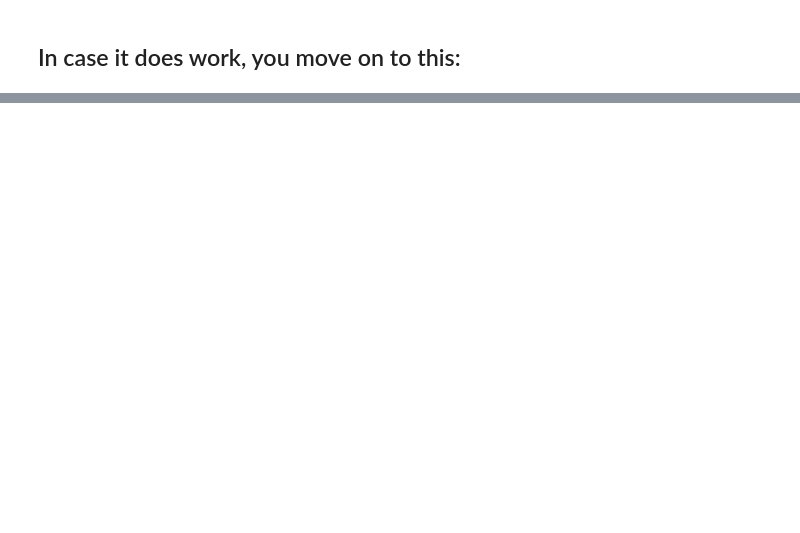
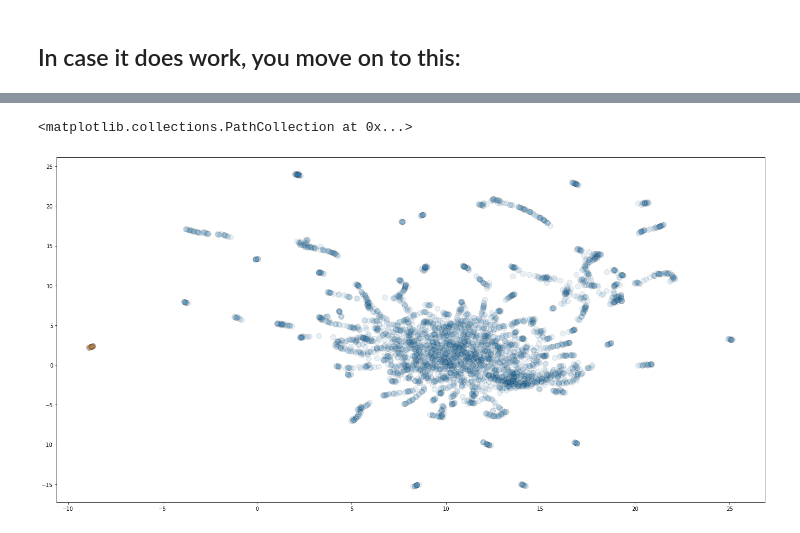
Before and after one commit to ajinich/mtb_tn_db, a Jupyter notebook: ml-standardised_data/GLS.ipynb, the cells around one changed output, grey strips where cells are left out. Drawn from its saved outputs; the diff is of its cells as text; code cells hidden in the pictures; blank space fills up the shorter version.

```diff
--- a/ml-standardised_data/GLS.ipynb
+++ b/ml-standardised_data/GLS.ipynb
@@ -129,0 +286,4 @@ array([0., 0., 0., ..., 0., 0., 0.])
+# %%
+vizdf = pd.DataFrame(data=heat_umap, columns=['hUMAP_x', 'hUMAP_y'])
+vizdf['gene_names'] = gene_names
+vizdf.to_csv(vizdf_filename, sep="\t", index=False)
@@ -129,0 +316,2 @@ array([0., 0., 0., ..., 0., 0., 0.])
+# %%
+data = vizdf[['hUMAP_x', 'hUMAP_y']].values
@@ -129,0 +348,9 @@ array([0., 0., 0., ..., 0., 0., 0.])
+# %%
+seed = 43
+np.random.seed(seed)
+
+num_clus = 60
+clustering = KMeans(n_clusters = num_clus, random_state= seed).fit(data)
+cluster_labels = clustering.labels_
+# %%
+vizdf['cluster_labels'] = cluster_labels
@@ -129,0 +362,9 @@ array([0., 0., 0., ..., 0., 0., 0.])
+# %%
+clus = 13
+plt.figure(figsize=(24,12))
+plt.scatter(vizdf.hUMAP_x, vizdf.hUMAP_y, s=100, edgecolors='k', alpha=0.1)
+df_clus = vizdf[vizdf.cluster_labels==clus]
+plt.scatter(df_clus.hUMAP_x, df_clus.hUMAP_y, s=100, edgecolors='k', alpha=0.1)
+# %% [output]
+<matplotlib.collections.PathCollection at 0x...>
+[figure, added]
```
Also changed, not shown: parts of 83 cells of this notebook, 15 other files.
